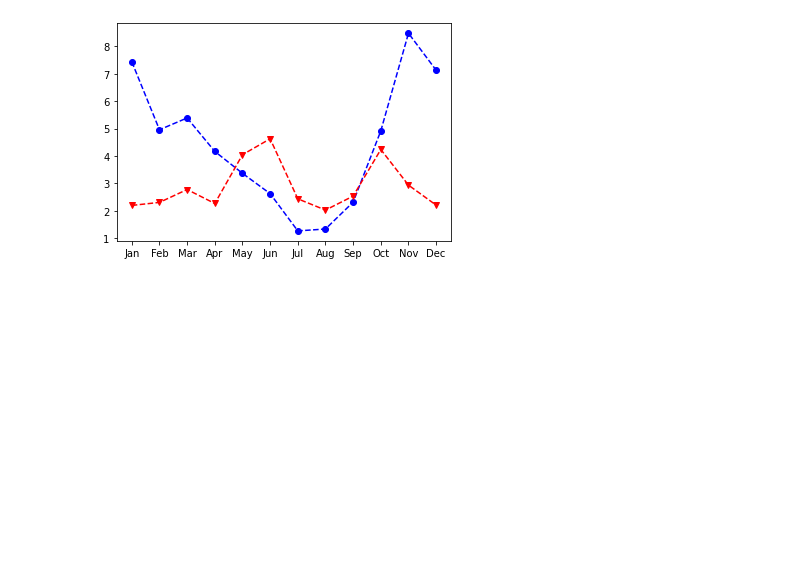
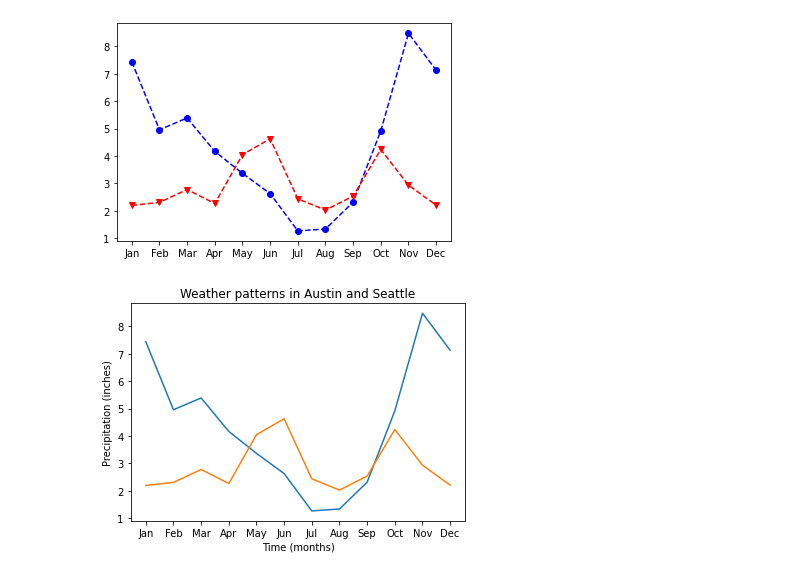
Before and after one commit to andreagolfari/matplotlib_notes, a Jupyter notebook: 00_intro.ipynb, the cells around one changed output. Drawn from its saved outputs; the diff is of its cells as text; code cells hidden in the pictures; blank space fills up the shorter version.

```diff
--- a/00_intro.ipynb
+++ b/00_intro.ipynb
@@ -15,7 +16,7 @@ cats = pd.date_range('2011-01-1', periods = 12, freq = 'M').strftime('%b')
 ## Seattle data
 
 # Dropping variables and computing mean precipitations by MONTH
-seattle_weather = seattle_weather[['DATE', 'MLY-PRCP-NORMAL']].set_index('DATE').sort_index()
+seattle_weather = seattle_weather[['DATE', 'MLY-PRCP-NORMAL', 'MLY-TAVG-NORMAL', 'MLY-PRCP-25PCTL', 'MLY-PRCP-75PCTL']].set_index('DATE').sort_index()
 seattle_weather = seattle_weather.groupby(['DATE']).mean().round(2)
 
 # Create MONTHS
@@ -29,7 +30,7 @@ seattle_weather['MONTH'] = pd.Categorical(seattle_weather['MONTH'], categories =
 ## Austin data
 
 # Dropping variables and computing mean precipitations by MONTH
-austin_weather = austin_weather[['DATE', 'MLY-PRCP-NORMAL']].set_index('DATE').sort_index()
+austin_weather = austin_weather[['DATE', 'MLY-PRCP-NORMAL', 'MLY-TAVG-NORMAL', 'MLY-PRCP-25PCTL', 'MLY-PRCP-75PCTL']].set_index('DATE').sort_index()
 austin_weather = austin_weather.groupby(['DATE']).mean().round(2)
 
 # Create MONTHS
@@ -75,3 +76,24 @@ ax.plot(austin_weather["MONTH"], austin_weather["MLY-PRCP-NORMAL"], color = 'r',
 plt.show()
 # %% [output]
 [figure]
+# %%
+# Create a Figure and an Axes with plt.subplots
+fig, ax = plt.subplots()
+
+ax.plot(seattle_weather["MONTH"], seattle_weather["MLY-PRCP-NORMAL"])
+ax.plot(austin_weather["MONTH"], austin_weather["MLY-PRCP-NORMAL"])
+
+# Customize the x-axis label
+ax.set_xlabel('Time (months)')
+
+# Customize the y-axis label
+ax.set_ylabel('Precipitation (inches)')
+
+
+# Add the title
+ax.set_title('Weather patterns in Austin and Seattle')
+
+# Display the figure
+plt.show()
+# %% [output]
+[figure, added]
```
Also changed, not shown: parts of 3 cells of this notebook.
